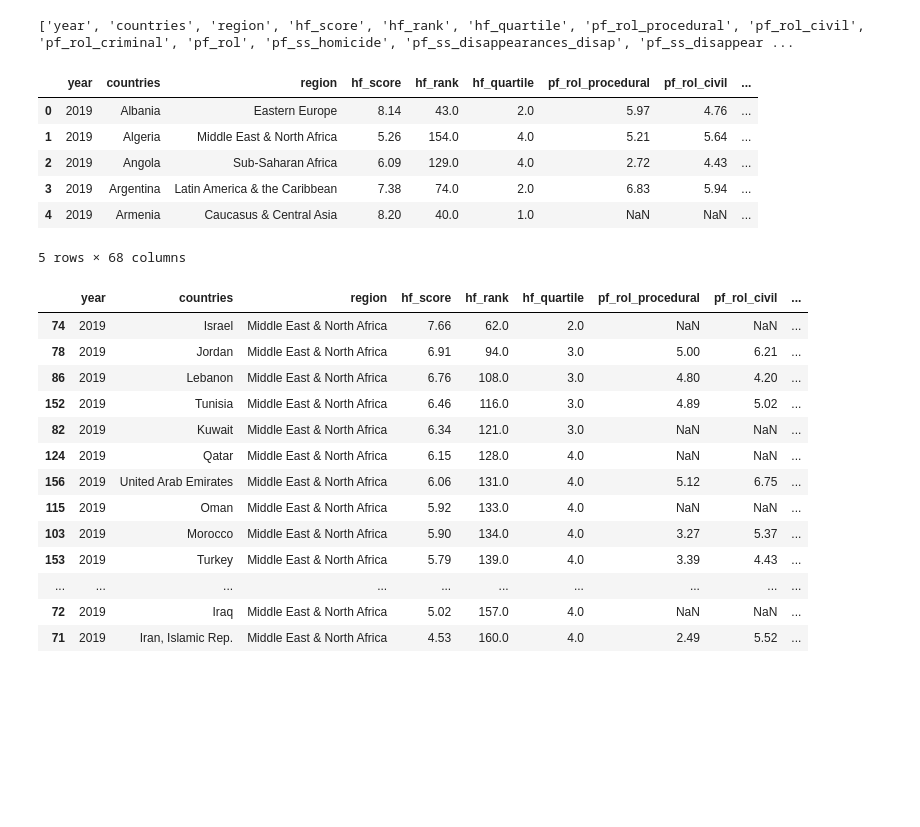
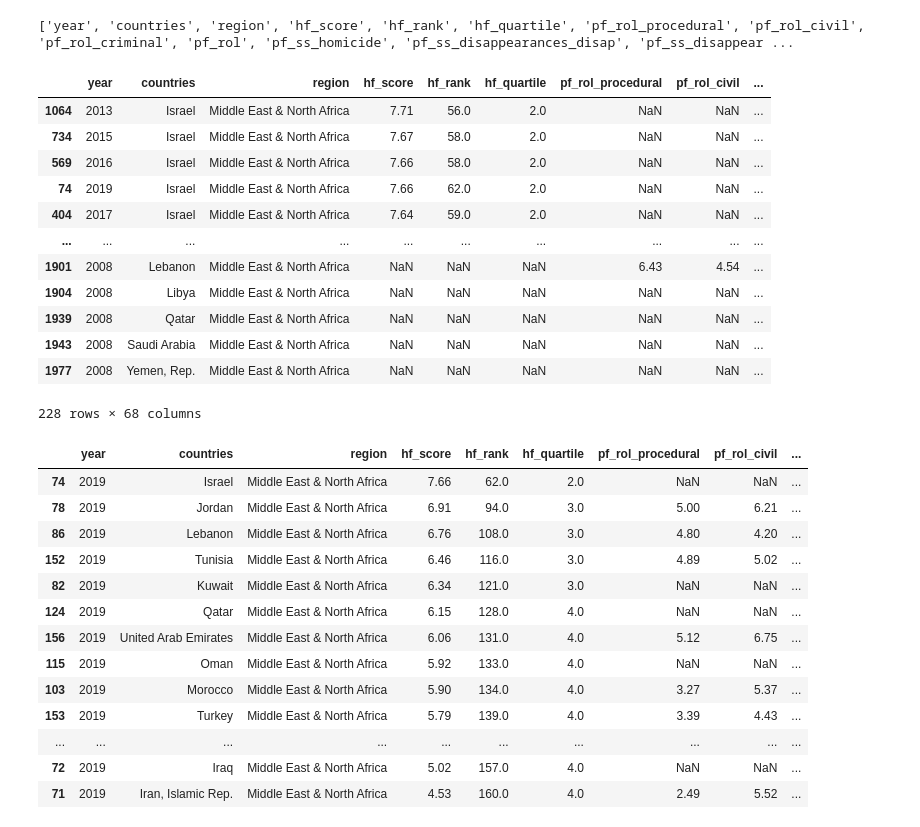
Before and after one commit to NJB7/HumanFreedomIndexProject, a Jupyter notebook: HFIProject.ipynb, the cells around one changed output. Drawn from its saved outputs; the diff is of its cells as text; code cells hidden in the pictures; blank space fills up the shorter version.

```diff
--- a/HFIProject.ipynb
+++ b/HFIProject.ipynb
@@ -1,5 +1,4 @@
 # %%
-import openpyxl
 import pandas as pd
 import json
 # import requests
@@ -40,13 +39,25 @@ cols = list(df3.columns.values)
 print(cols)
 
 df3.head(n=5)
+df3 = df3.sort_values("hf_score", ascending=False)
 # %% [output]
 ['year', 'countries', 'region', 'hf_score', 'hf_rank', 'hf_quartile', 'pf_rol_procedural', 'pf_rol_civil', 'pf_rol_criminal', 'pf_rol', 'pf_ss_homicide', 'pf_ss_disappearances_disap', 'pf_ss_disappear ...
-|  | year | countries | region | hf_score | hf_rank | hf_quartile | pf_rol_procedural | pf_rol_civil | ... |
-| 0 | 2019 | Albania | Eastern Europe | 8.14 | 43.0 | 2.0 | 5.97 | 4.76 | ... |
-| 1 | 2019 | Algeria | Middle East & North Africa | 5.26 | 154.0 | 4.0 | 5.21 | 5.64 | ... |
-| 2 | 2019 | Angola | Sub-Saharan Africa | 6.09 | 129.0 | 4.0 | 2.72 | 4.43 | ... |
-| 3 | 2019 | Argentina | Latin America & the Caribbean | 7.38 | 74.0 | 2.0 | 6.83 | 5.94 | ... |
-| 4 | 2019 | Armenia | Caucasus & Central Asia | 8.20 | 40.0 | 1.0 | NaN | NaN | ... |
-5 rows × 68 columns
+# %%
+# single condition:
+df3 = df3.loc[df3["region"] == "Middle East & North Africa"]
+df3
+# %% [output]
+|  | year | countries | region | hf_score | hf_rank | hf_quartile | pf_rol_procedural | pf_rol_civil | ... |
+| 1064 | 2013 | Israel | Middle East & North Africa | 7.71 | 56.0 | 2.0 | NaN | NaN | ... |
+| 734 | 2015 | Israel | Middle East & North Africa | 7.67 | 58.0 | 2.0 | NaN | NaN | ... |
+| 569 | 2016 | Israel | Middle East & North Africa | 7.66 | 58.0 | 2.0 | NaN | NaN | ... |
+| 74 | 2019 | Israel | Middle East & North Africa | 7.66 | 62.0 | 2.0 | NaN | NaN | ... |
+| 404 | 2017 | Israel | Middle East & North Africa | 7.64 | 59.0 | 2.0 | NaN | NaN | ... |
+| ... | ... | ... | ... | ... | ... | ... | ... | ... | ... |
+| 1901 | 2008 | Lebanon | Middle East & North Africa | NaN | NaN | NaN | 6.43 | 4.54 | ... |
+| 1904 | 2008 | Libya | Middle East & North Africa | NaN | NaN | NaN | NaN | NaN | ... |
+| 1939 | 2008 | Qatar | Middle East & North Africa | NaN | NaN | NaN | NaN | NaN | ... |
+| 1943 | 2008 | Saudi Arabia | Middle East & North Africa | NaN | NaN | NaN | NaN | NaN | ... |
+| 1977 | 2008 | Yemen, Rep. | Middle East & North Africa | NaN | NaN | NaN | NaN | NaN | ... |
+228 rows × 68 columns
 # %%
```
Also changed, not shown: parts of 4 cells of this notebook.
